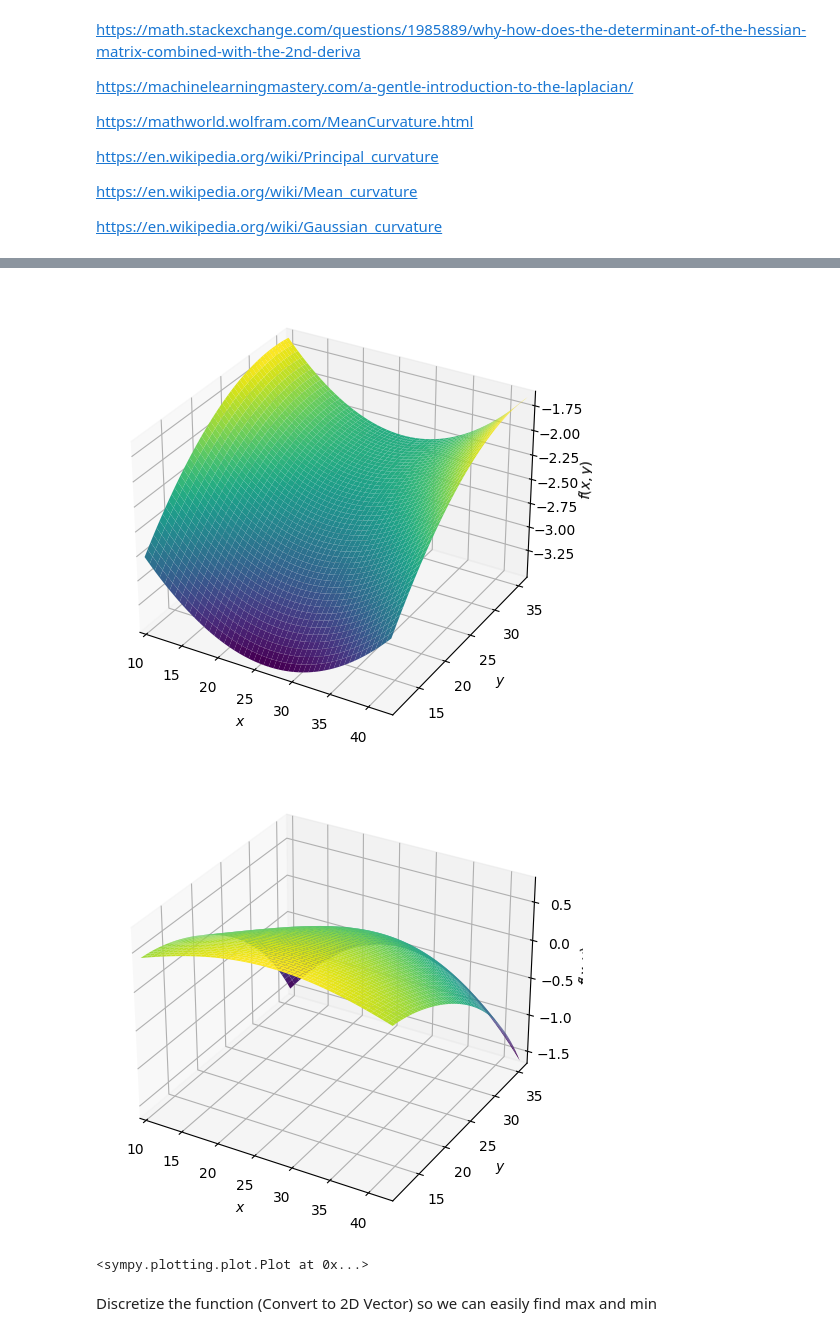
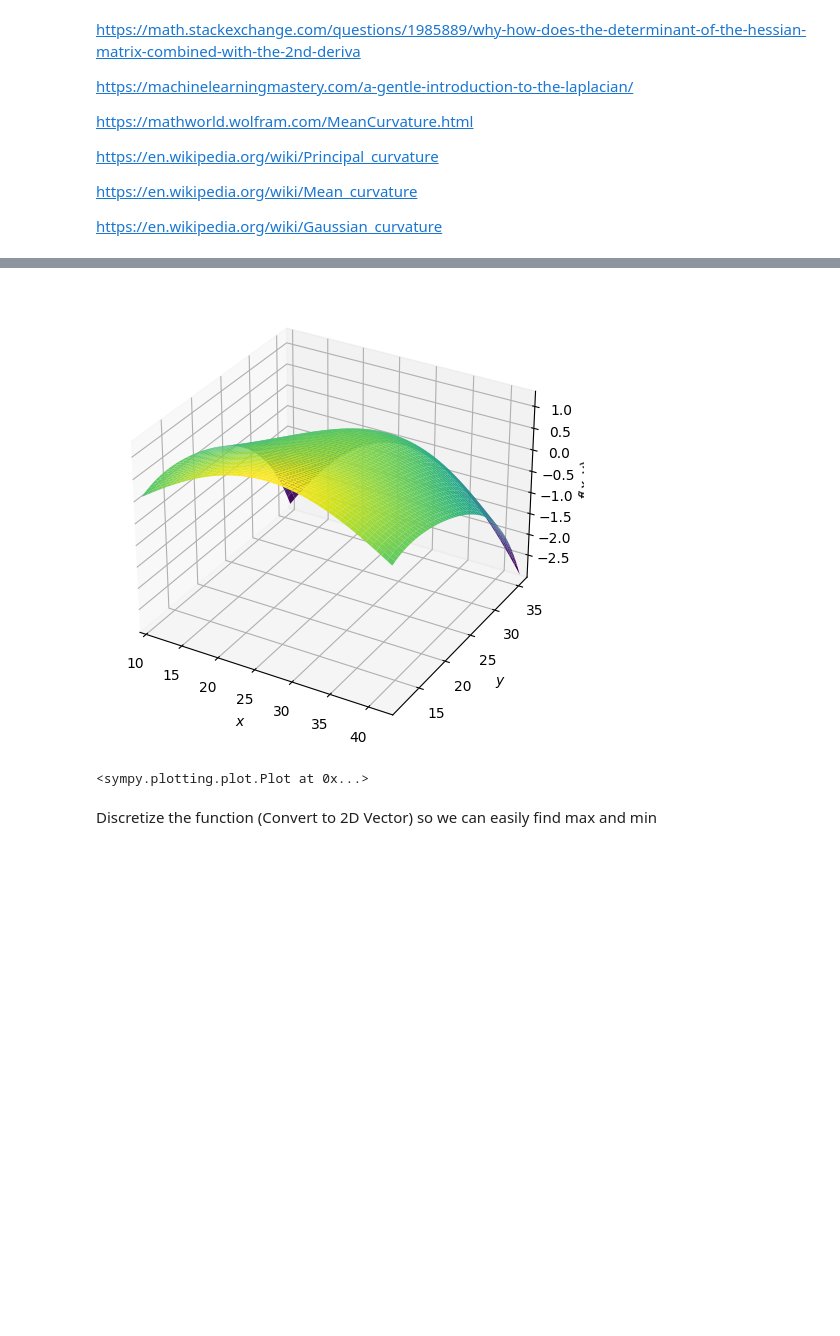
Before and after one commit to phcreery/surface_curvature, a Jupyter notebook: surf_curvature.ipynb, the cells around one changed output, grey strips where cells are left out. Drawn from its saved outputs; the diff is of its cells as text; code cells hidden in the pictures; blank space fills up the shorter version.

```diff
--- a/surf_curvature.ipynb
+++ b/surf_curvature.ipynb
@@ -17,14 +17,14 @@ folder = "20230413"
 # filename = f"{folder}/S600_2p925mmCer_die_attach_deformation.txt"
 # filename = f"{folder}/S600_3p785mmCer_die_attach_deformation.txt"
 # filename = f"{folder}/S800_2p925mmCer_die_attach_deformation.txt"
-# filename = f"{folder}/S800_3p2mmCer_die_attach_deformation.txt"
+filename = f"{folder}/S800_3p2mmCer_die_attach_deformation.txt"
 # filename = f"{folder}/S800_3p5mmCer_die_attach_deformation.txt"
 # filename = f"{folder}/S800_3p785mmCer_die_attach_deformation.txt"
 # filename = f"{folder}/S800_3p8mmCer_die_attach_deformation.txt"
 # filename = f"{folder}/S800_3p9mmCer_die_attach_deformation.txt"
 # filename = f"{folder}/S800_4p0mmCer_die_attach_deformation.txt"
 # filename = f"{folder}/S800_4p1mmCer_die_attach_deformation.txt"
-filename = f"{folder}/S800_4p2mmCer_die_attach_deformation.txt"
+# filename = f"{folder}/S800_4p2mmCer_die_attach_deformation.txt"
 
 C_NODE = "Node Number"
 C_X = "X Location (mm)"
@@ -37,7 +37,7 @@ cols = df.columns
 print(cols)
 df
 
-fig = plt.figure()
+fig = plt.figure(dpi=150)
 ax = fig.add_subplot(projection='3d')
 # ax = plt.axes(projection='3d')
 pcm = ax.scatter(df[C_X], df[C_Y], df[C_DEF], c=df[C_DEF], cmap='viridis')
@@ -491,4 +597,5 @@ $\displaystyle \frac{\left(1.2613929382130143 \cdot 10^{-8} x^{2} + 2.6209889490
 # %%
-plot3d(H, (v[0], x_min, x_max), (v[1], y_min, y_max))
+K = gaussian_curvature_implicit(f,v)
+display(K)
 plot3d(K, (v[0], x_min, x_max), (v[1], y_min, y_max))
 # %% [output]
@@ -495,5 +603,4 @@ plot3d(K, (v[0], x_min, x_max), (v[1], y_min, y_max))
-[figure, old version]
+[figure, new version]
-[figure, removed]
 <sympy.plotting.plot.Plot at 0x...>
 # %% [markdown]
 Discretize the function (Convert to 2D Vector) so we can easily find max and min
```
Also changed, not shown: parts of 22 cells of this notebook, 2 other files.
